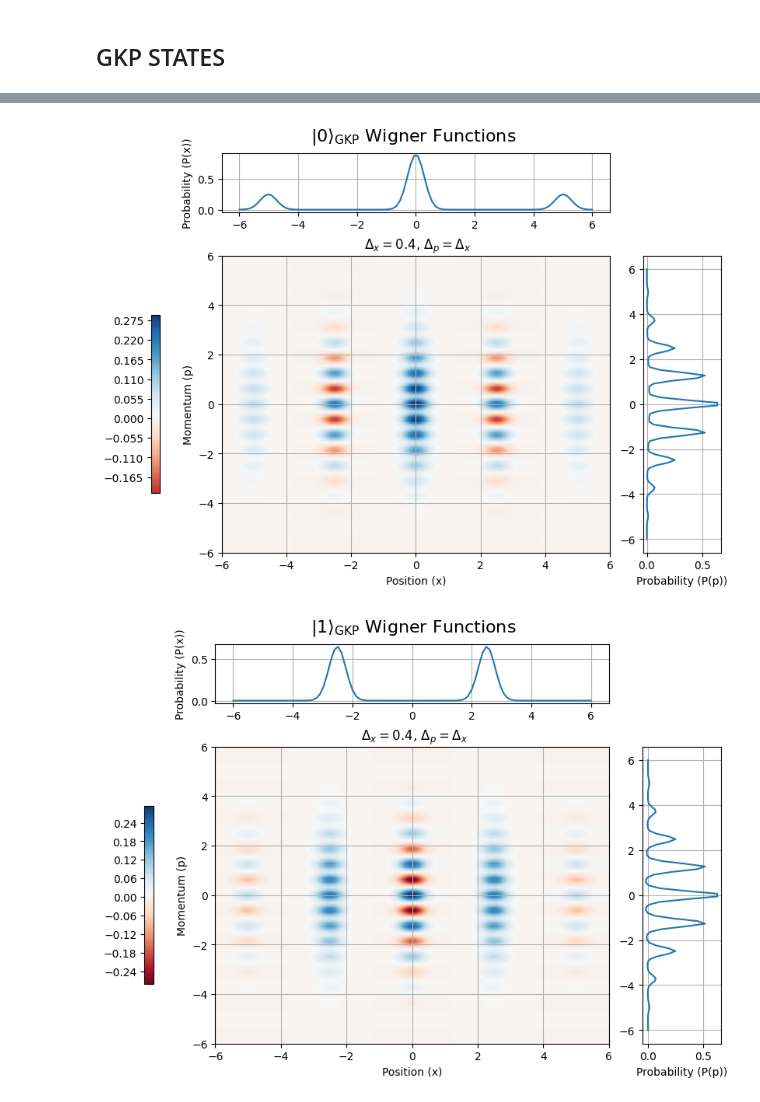
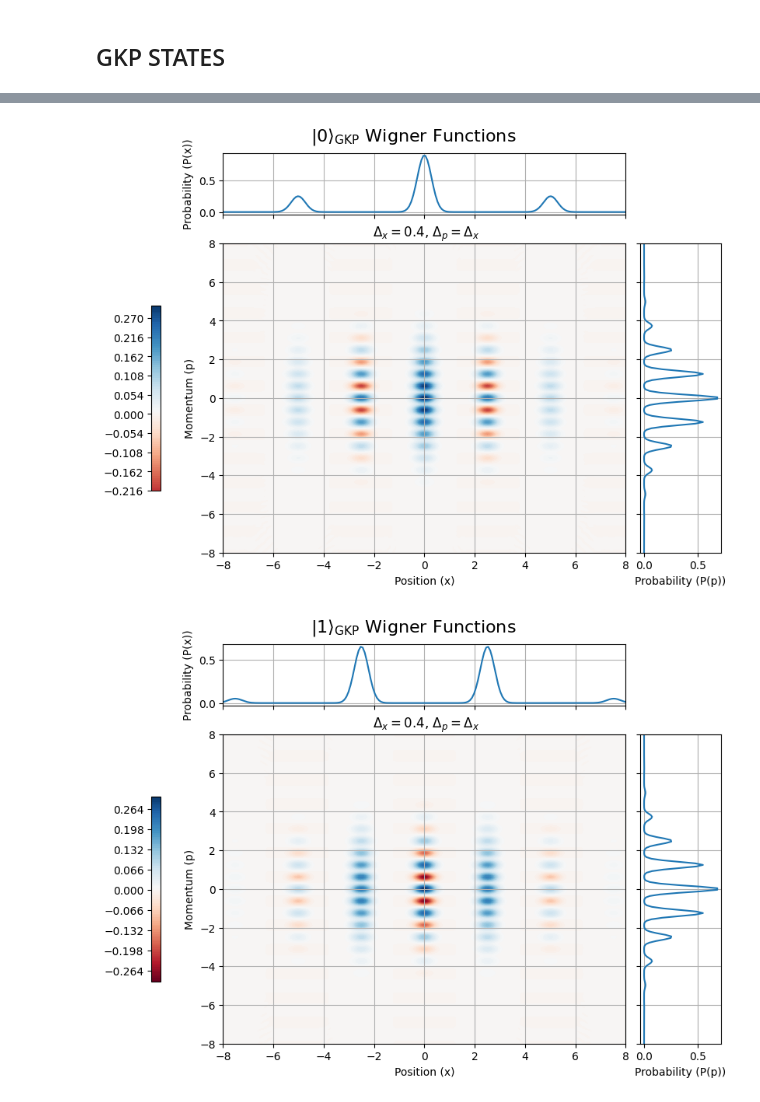
Before and after one commit to lhdarboe/Quantum-Information-Science-Project, a Jupyter notebook: GKP_LIVIA.ipynb, the cells around one changed output, grey strips where cells are left out. Saved outputs shown, nothing was run; the diff lists cells and outputs as text; code cells hidden in the pictures.

```diff
--- a/GKP_LIVIA.ipynb
+++ b/GKP_LIVIA.ipynb
@@ -91,6 +77,8 @@ class transformation:
         self.quadrature = quadrature
         self.transformation = operator.dag() * quadrature * operator
 # %%
+op = operator(n=N1)
+
 delta_x = 0.1
 delta_p = delta_x
 
@@ -98,6 +86,10 @@ mu = 2
 
 x = np.linspace(-6, 6, 100)
 p = np.linspace(-6, 6, 100)
+
+x2 = np.linspace(-5, 5, 100)
+
+j = 1
 # %% [markdown]
 $ \ket{j, \Delta_x, \Delta_p} = \sum_n{ e^{-\frac{1}{2}\cdot \Delta_p^2((2n + j)\sqrt{\pi\hbar})^2}\hat{X}}(2n + j)\sqrt{\pi\hbar}\ket{\Delta_x}$
 
@@ -152,7 +139,7 @@ def GKP_states(N, delta_x, delta_p, j):
 
     return psi_1.unit()
 
-N=400
+N=200
 # %%
 gkp_state_0 = GKP_states(N, delta_x=0.4, delta_p=0.4, j = 0)
 gkp_state_1 = GKP_states(N, delta_x=0.1, delta_p=0.1, j = 0)
@@ -201 +153,4 @@ sq_W_GKP_0 = wigner(some * gkp_state_0, x, p)
+# %%
+x = np.linspace(-8, 8, 200)
+p = np.linspace(-8, 8, 200)
 # %%
@@ -408,15 +250,14 @@ plt.show()
 # %%
-Px_0 = trapezoid(W_GKP_0, p, axis=0)
-Pp_0 = trapezoid(W_GKP_0, x, axis=1)
-#plt.plot(x, W_GKP_0[len(x)//2,:])
+Px_0 = np.trapezoid(W_GKP_0, p, axis=0)
+Pp_0 = np.trapezoid(W_GKP_0, x, axis=1)
 
-Px_01 = trapezoid(W_GKP_01, p, axis=0)
-Pp_01 = trapezoid(W_GKP_01, x, axis=1)
+Px_01 = np.trapezoid(W_GKP_01, p, axis=0)
+Pp_01 = np.trapezoid(W_GKP_01, x, axis=1)
 
-Px_1 = trapezoid(W_GKP_1, p, axis=0)
-Pp_1 = trapezoid(W_GKP_1, x, axis=1)
+Px_1 = np.trapezoid(W_GKP_1, p, axis=0)
+Pp_1 = np.trapezoid(W_GKP_1, x, axis=1)
 # %%
-fig, axs = plt.subplots(2, 2, figsize=(8, 6), constrained_layout=True, gridspec_kw={"height_ratios": [0.2, 1], "width_ratios": [1, 0.2]})
+fig, axs = plt.subplots(2, 2, figsize=(8, 6), constrained_layout=True, gridspec_kw={"height_ratios": [0.2, 1], "width_ratios": [1, 0.2]}, sharex = "col", sharey = "row")
 
 plt.suptitle(r"$|0\rangle_{\rm GKP}$ Wigner Functions", fontsize=16)
 
@@ -440,31 +281,31 @@ axs[1, 1].plot(Pp_0,p)
 axs[1, 1].set_xlabel("Probability (P(p))")
 axs[1, 1].grid()
 # %% [output]
-[figure, old version]
+[figure, new version]
 # %%
-fig, axs = plt.subplots(2, 2, figsize=(8, 6), constrained_layout=True, gridspec_kw={"height_ratios": [0.2, 1], "width_ratios": [1, 0.2]})
+fig, axs = plt.subplots(2, 2, figsize=(8, 6), constrained_layout=True, gridspec_kw={"height_ratios": [0.2, 1], "width_ratios": [1, 0.2]}, sharex = "col", sharey = "row")
 
 plt.suptitle(r"$|1\rangle_{\rm GKP}$ Wigner Functions", fontsize=16)
 
 axs[0, 0].plot(x,Px_01)
 axs[0, 0].set_ylabel("Probability (P(x))")
 axs[0,0].grid()
 
 #axs[0, 0].set_title("Top-left")
 
 axs[0, 1].axis('off')  # disables axes for this cell
 
 cf3 = axs[1,0].contourf(x, p, W_GKP_01, levels=100, cmap='RdBu', vmin=vmin, vmax=vmax)
 
 axs[1,0].set_title(r" $\Delta_x=0.4$, $\Delta_p=\Delta_x$")
 axs[1,0].set_xlabel("Position (x)")
 axs[1,0].set_ylabel("Momentum (p)")
 axs[1,0].grid()
 fig.colorbar(cf3, ax=axs[1,0], location = 'left', shrink = 0.6)
 
 axs[1, 1].plot(Pp_01,p)
 axs[1, 1].set_xlabel("Probability (P(p))")
 axs[1, 1].grid()
 # %% [output]
-[figure, old version]
+[figure, new version]
 # %%
```
Also changed, not shown: parts of 21 cells of this notebook, 2 other files.
